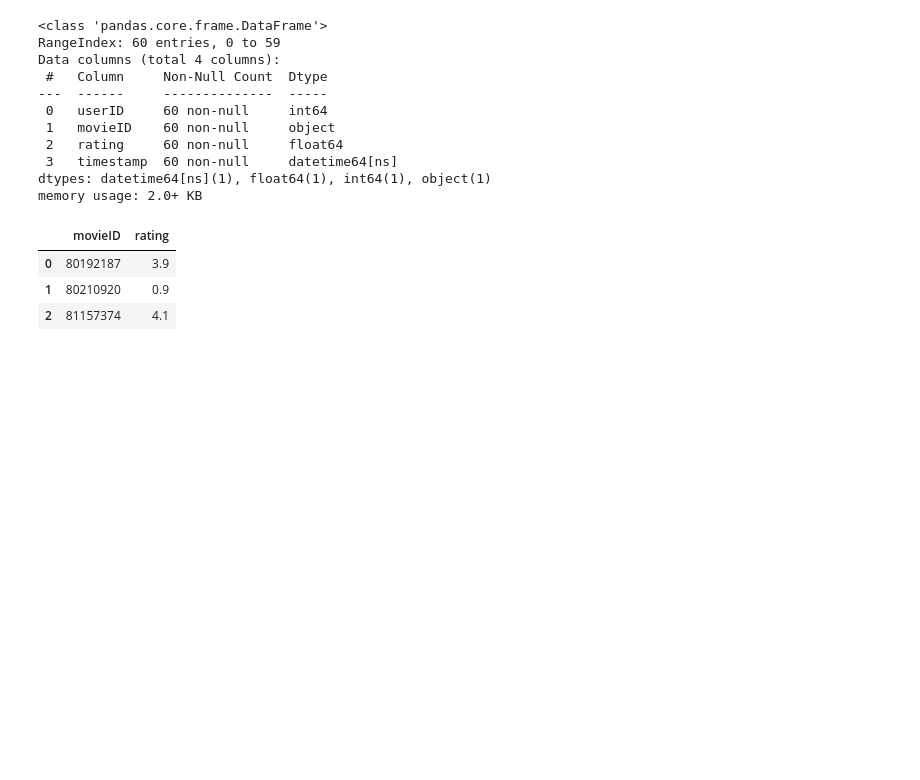
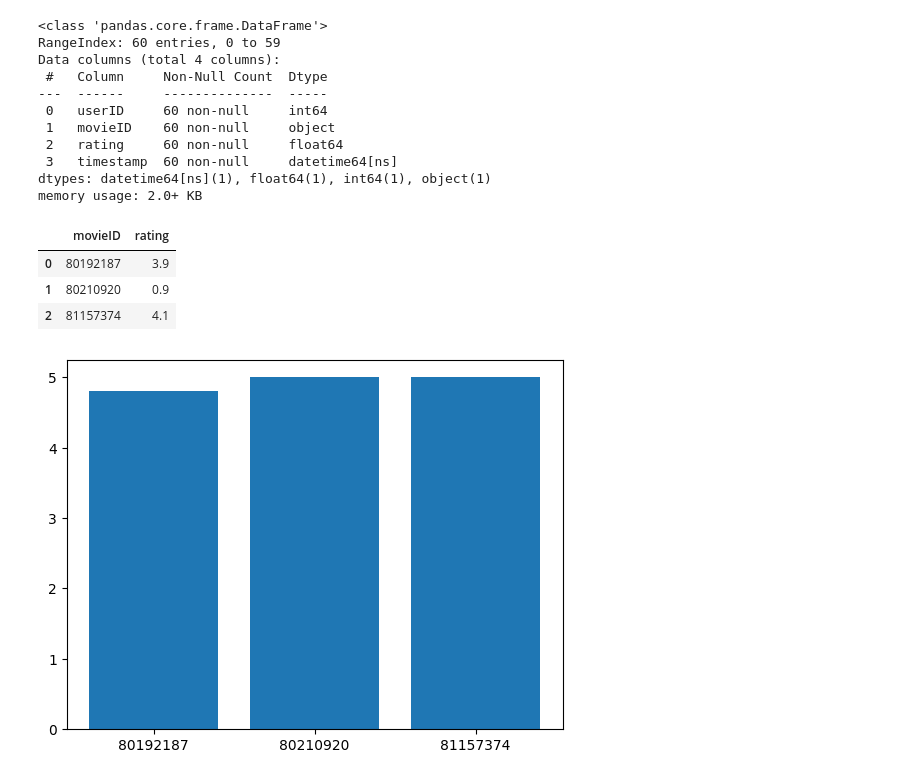
Before and after one commit to blindlp/analisisdedatospyton, a Jupyter notebook: Sesion4/Analisis_de_datos.ipynb, the cells around one changed output. Cells and saved outputs as stored; diff of their text form; code cells hidden in the pictures; blank space fills up the shorter version.

```diff
--- a/Sesion4/Analisis_de_datos.ipynb
+++ b/Sesion4/Analisis_de_datos.ipynb
@@ -142,0 +147,5 @@ memory usage: 2.0+ KB
+# %%
+plt.bar(df_fact['movieID'], df_fact['rating'] )
+plt.show()
+# %% [output]
+[figure, added]
```
Also changed, not shown: parts of 3 cells of this notebook, 2 other files.
